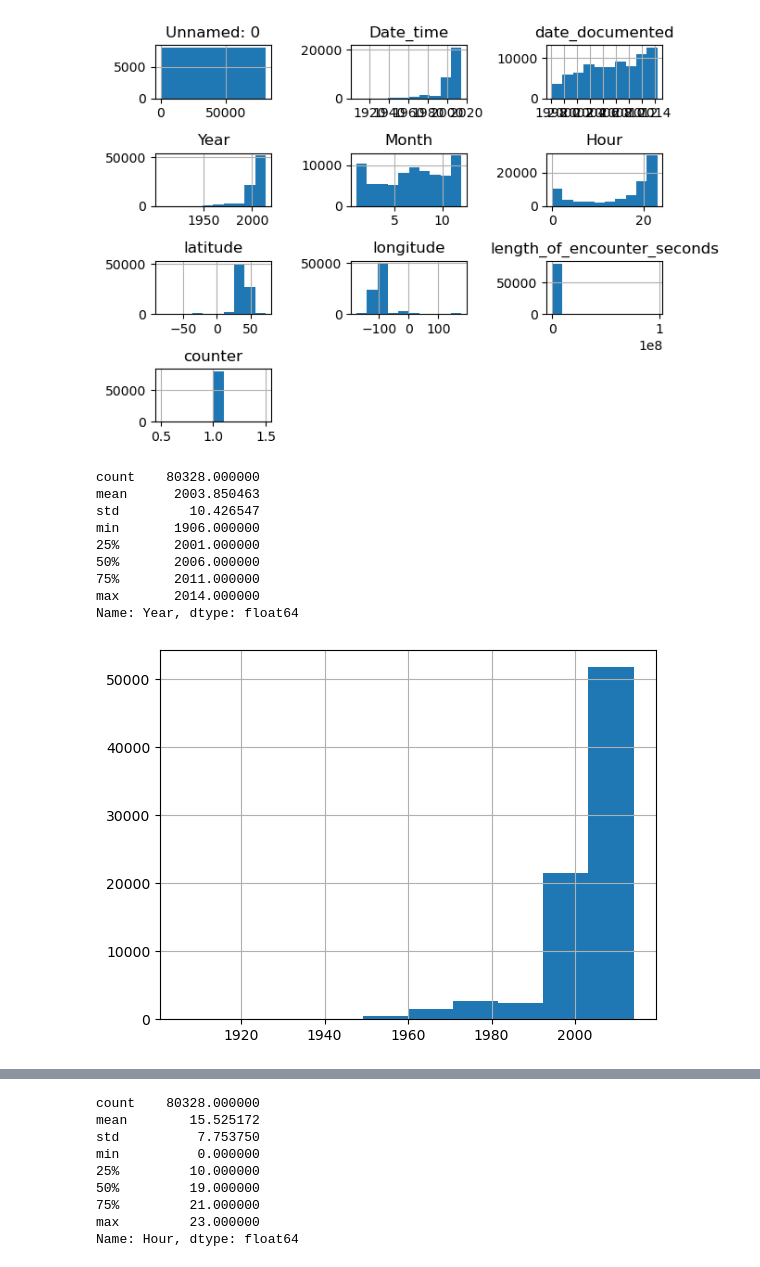
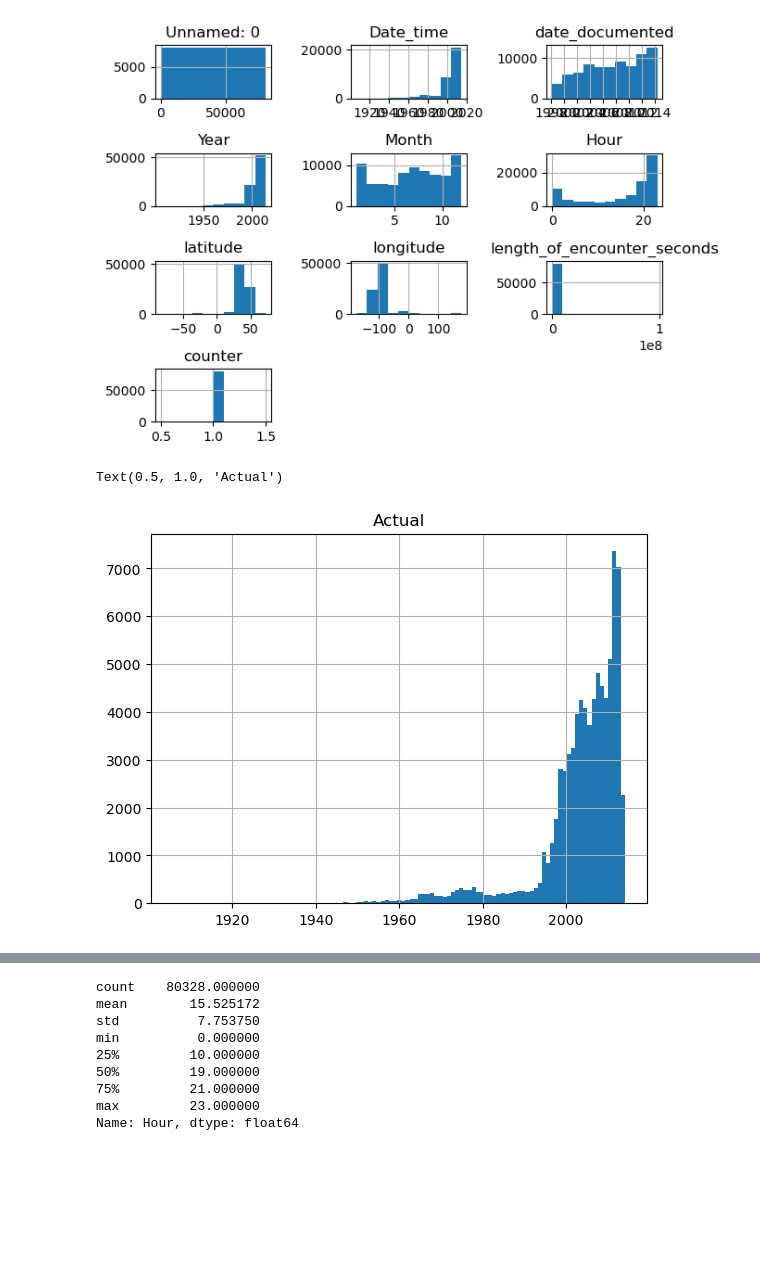
Before and after one commit to noyo0/ProgrammingForDataAnalysis, a Jupyter notebook: Project1/Project1.ipynb, the cells around one changed output, grey strips where cells are left out. Saved outputs shown, nothing was run; the diff lists cells and outputs as text; code cells hidden in the pictures; blank space fills up the shorter version.

```diff
--- a/Project1/Project1.ipynb
+++ b/Project1/Project1.ipynb
@@ -54,17 +54,10 @@ Index(['Unnamed: 0', 'Date_time', 'date_documented', 'Year', 'Month', 'Hour',
 [figure]
 # %%
 # interesting data
-df['Year'].hist()
+df['Year'].hist(bins=df['Year'].max()-df['Year'].min()+1) #get exact number of bins (+1 as count starts from 0)
 df['Year'].describe()
+plt.title("Actual")
 # total number of observations increased significantly over the years
 # %% [output]
-count    80328.000000
-mean      2003.850463
-std         10.426547
-min       1906.000000
-25%       2001.000000
-50%       2006.000000
-75%       2011.000000
-max       2014.000000
-Name: Year, dtype: float64
+Text(0.5, 1.0, 'Actual')
-[figure, old version]
+[figure, new version]
```
Also changed, not shown: parts of 5 cells of this notebook.
